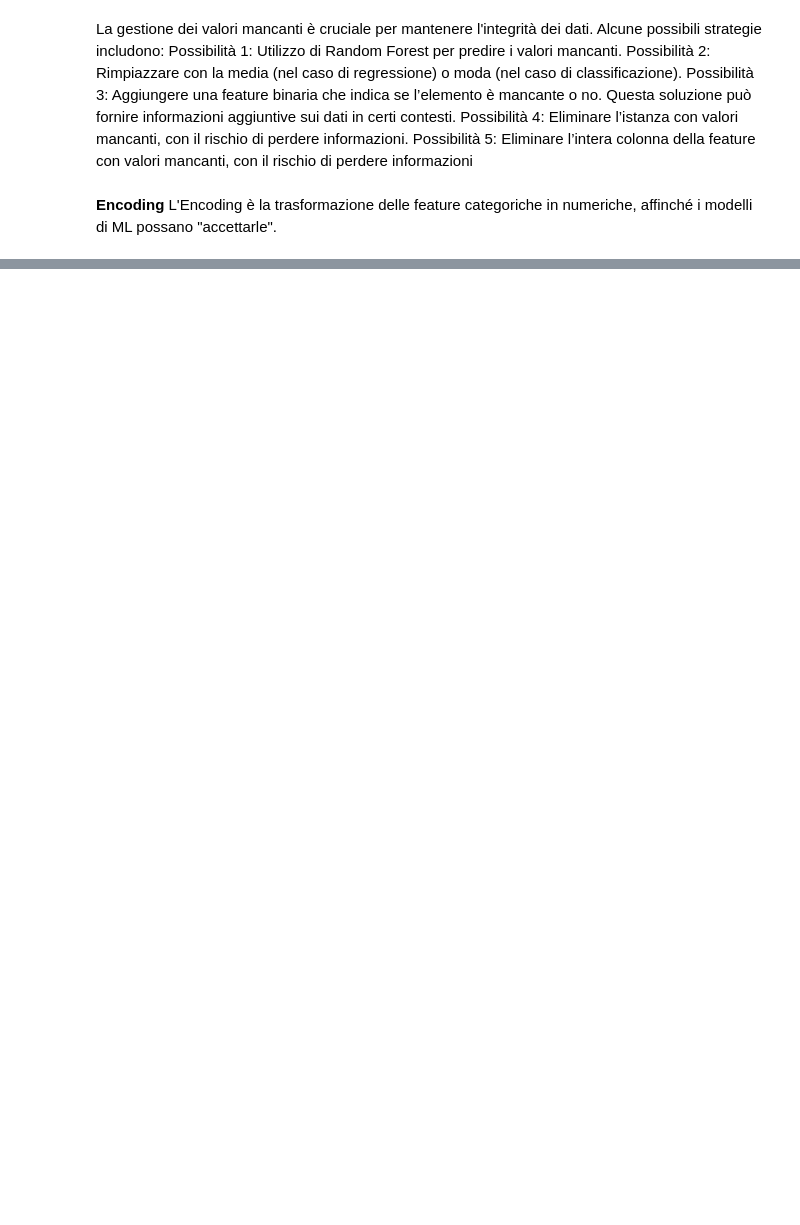
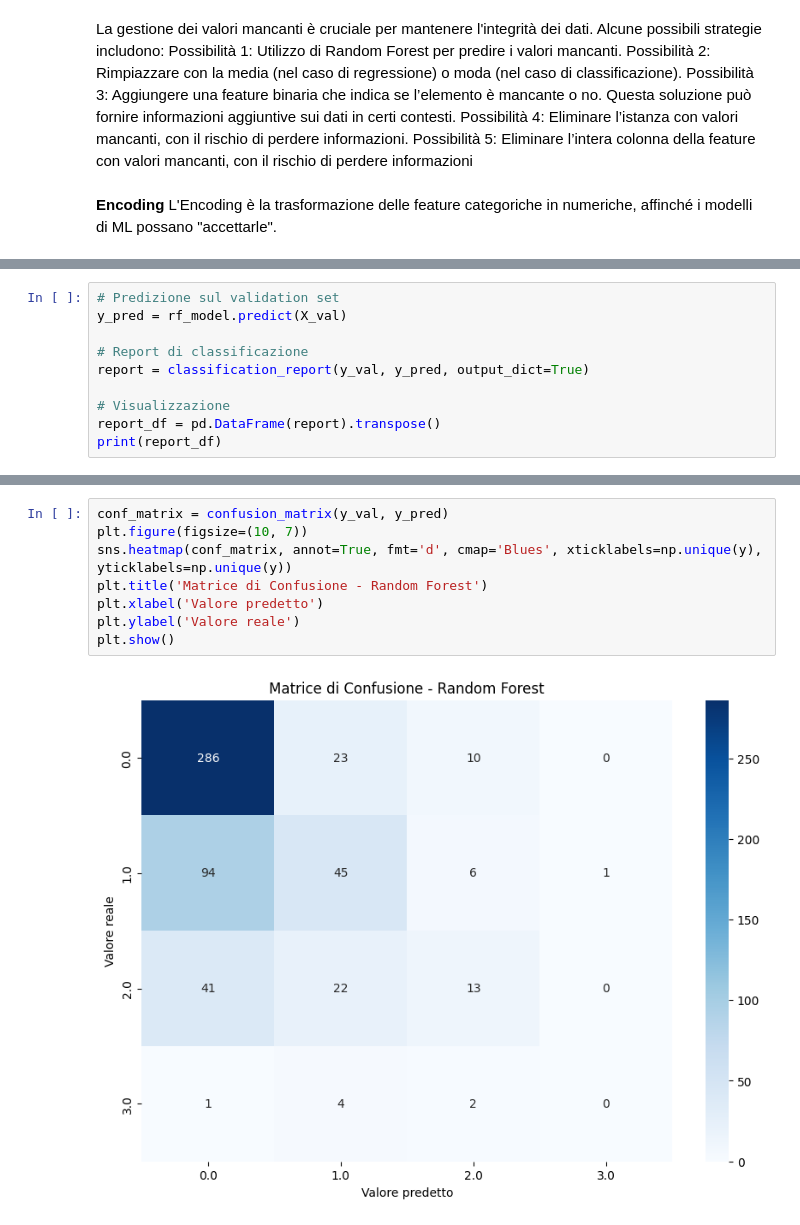
Before and after one commit to PavanDaniele/child-mind-institute-problematic-internet-use-challenge, a Jupyter notebook: ProjectDWM.ipynb, the cells around one changed output, grey strips where cells are left out. Cells and saved outputs as stored; diff of their text form; blank space fills up the shorter version.

```diff
--- a/ProjectDWM.ipynb
+++ b/ProjectDWM.ipynb
@@ -390,0 +437,10 @@ L'Encoding è la trasformazione delle feature categoriche in numeriche, affinch
+# %%
+# Predizione sul validation set
+y_pred = rf_model.predict(X_val)
+
+# Report di classificazione
+report = classification_report(y_val, y_pred, output_dict=True)
+
+# Visualizzazione
+report_df = pd.DataFrame(report).transpose()
+print(report_df)
@@ -390,0 +530,10 @@ L'Encoding è la trasformazione delle feature categoriche in numeriche, affinch
+# %%
+conf_matrix = confusion_matrix(y_val, y_pred)
+plt.figure(figsize=(10, 7))
+sns.heatmap(conf_matrix, annot=True, fmt='d', cmap='Blues', xticklabels=np.unique(y), yticklabels=np.unique(y))
+plt.title('Matrice di Confusione - Random Forest')
+plt.xlabel('Valore predetto')
+plt.ylabel('Valore reale')
+plt.show()
+# %% [output]
+[figure, added]
```
Also changed, not shown: parts of 28 cells of this notebook.
